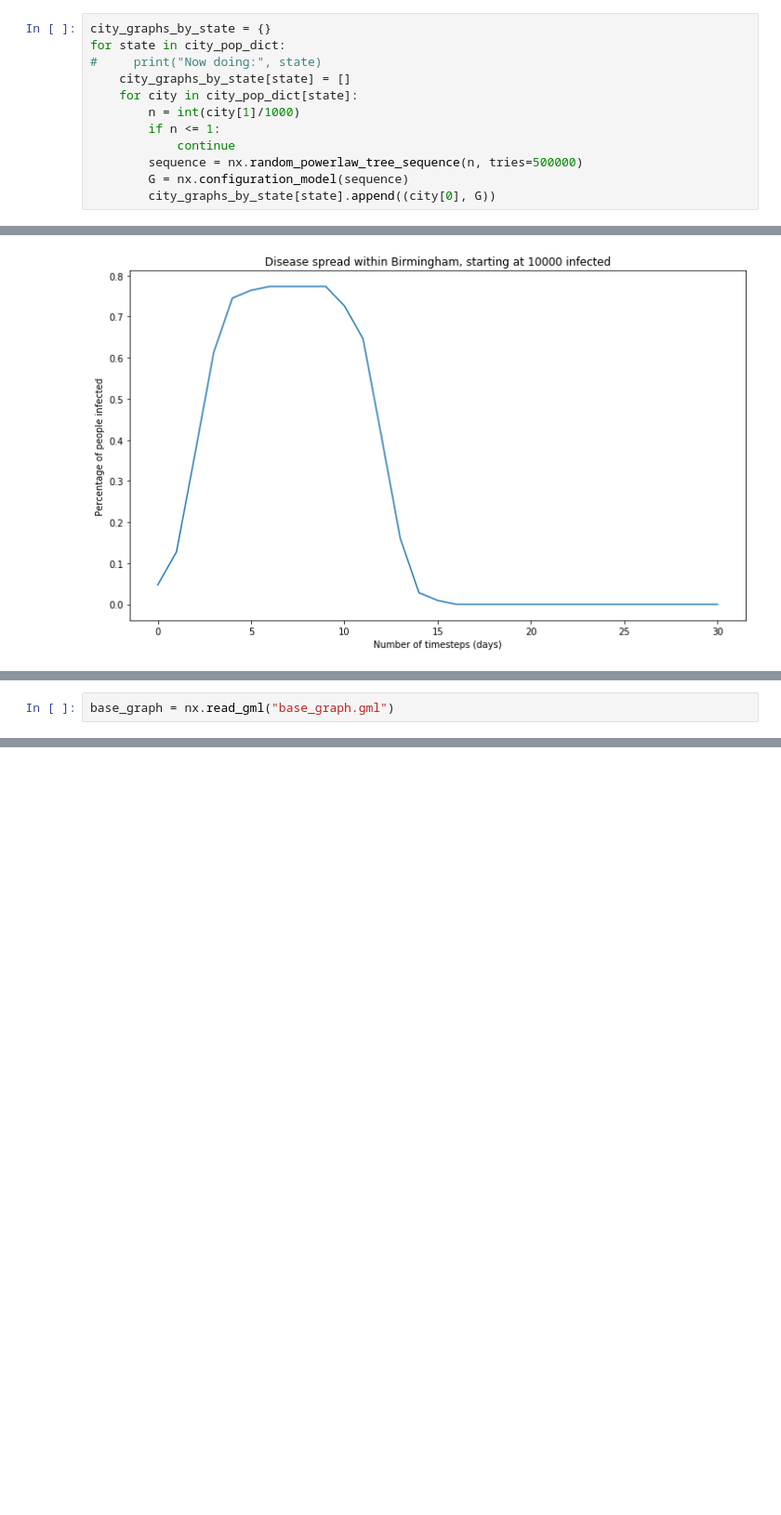
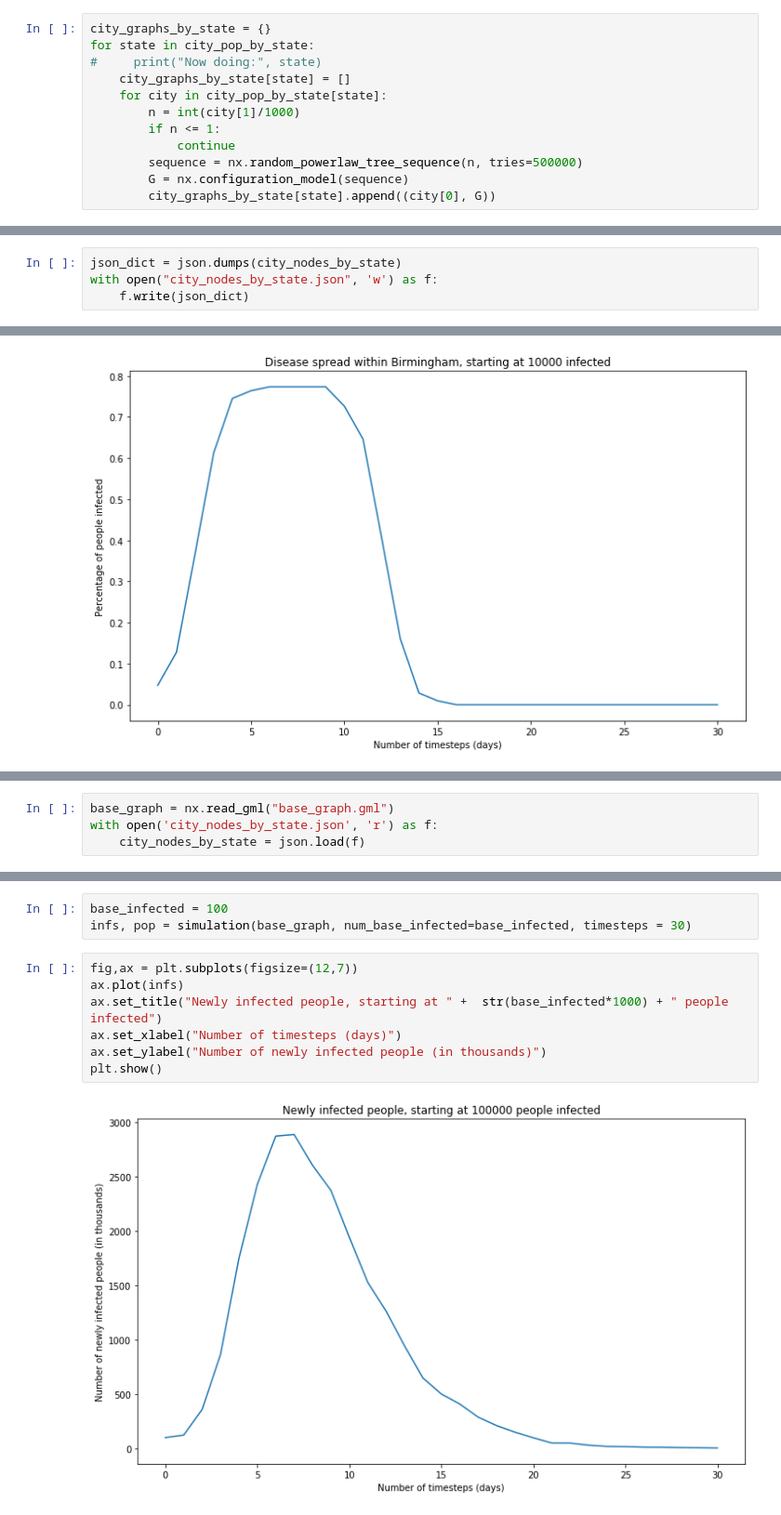
Before and after one commit to christophuhl/COVID19-Simulation, a Jupyter notebook: AirportContagion.ipynb, the cells around one changed output, grey strips where cells are left out. Shown: that part at 93% size. Drawn from its saved outputs; the diff is of its cells as text; blank space fills up the shorter version.

Commit message:
Implemented main simulation

```diff
--- a/AirportContagion.ipynb
+++ b/AirportContagion.ipynb
@@ -431,9 +409,9 @@ Warning: The code below may take a while.
 # %%
 city_graphs_by_state = {}
-for state in city_pop_dict:
+for state in city_pop_by_state:
 #     print("Now doing:", state)
     city_graphs_by_state[state] = []
-    for city in city_pop_dict[state]:
+    for city in city_pop_by_state[state]:
         n = int(city[1]/1000)
         if n <= 1:
             continue
@@ -522,6 +482,10 @@ Now that we've accumulated all of the graphs, let's save the cumulated graph. It
 # %%
 #save graph
 nx.write_gml(cumul_graph, "base_graph.gml")
+# %%
+json_dict = json.dumps(city_nodes_by_state)
+with open("city_nodes_by_state.json", 'w') as f:
+    f.write(json_dict)
 # %%
 #free space up
 del city_graphs_by_state
@@ -616,2 +586,4 @@ Since we would like to examine the impact of airtravel on the spread of the viru
 # %%
 base_graph = nx.read_gml("base_graph.gml")
+with open('city_nodes_by_state.json', 'r') as f:
+    city_nodes_by_state = json.load(f)
@@ -617,0 +674,12 @@ base_graph = nx.read_gml("base_graph.gml")
+# %%
+base_infected = 100
+infs, pop = simulation(base_graph, num_base_infected=base_infected, timesteps = 30)
+# %%
+fig,ax = plt.subplots(figsize=(12,7))
+ax.plot(infs)
+ax.set_title("Newly infected people, starting at " +  str(base_infected*1000) + " people infected")
+ax.set_xlabel("Number of timesteps (days)")
+ax.set_ylabel("Number of newly infected people (in thousands)")
+plt.show()
+# %% [output]
+[figure, added]
```
Also changed, not shown: parts of 18 cells of this notebook, 1 other file.
